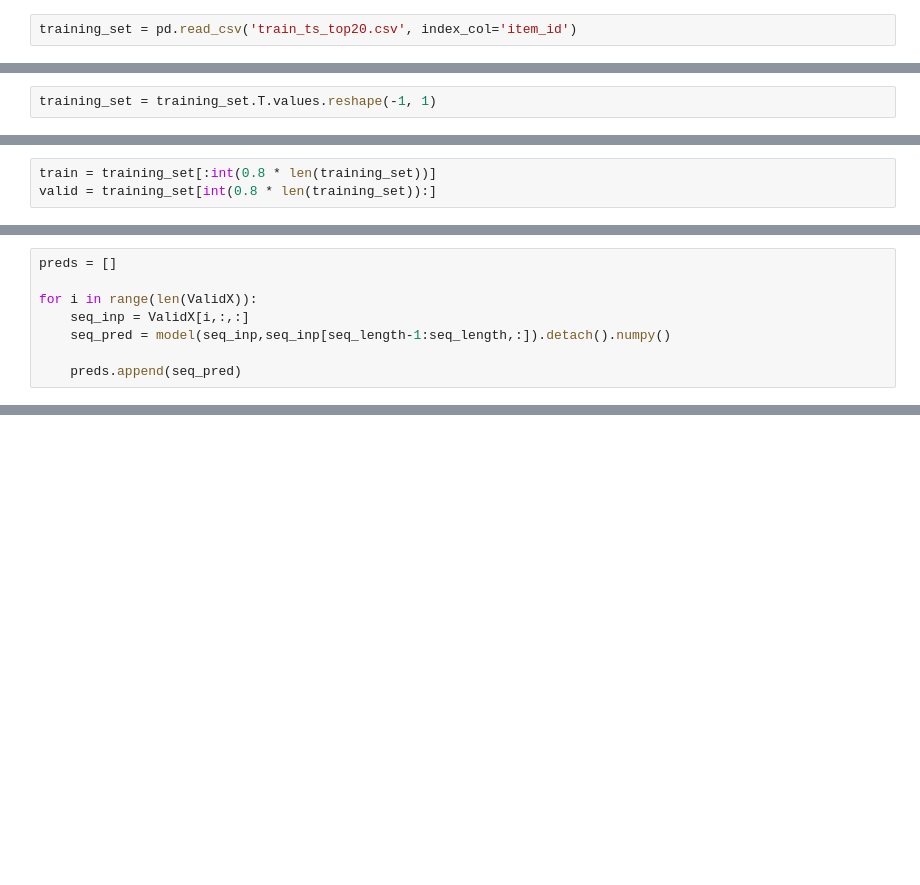
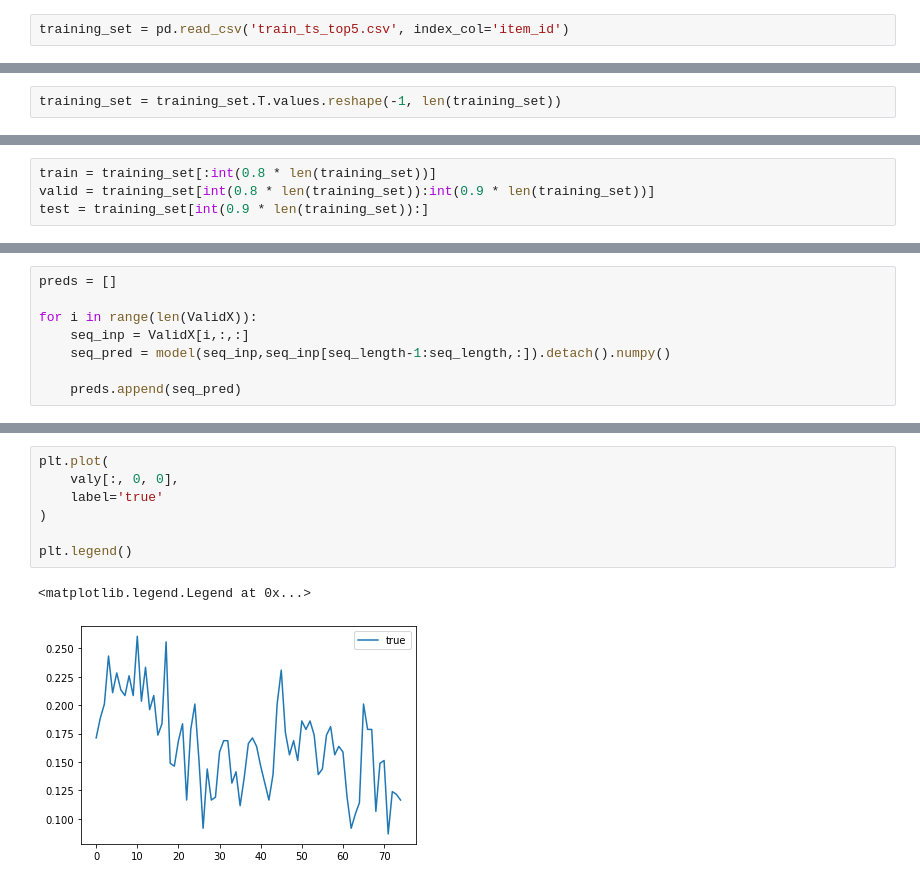
Before and after one commit to Ezmalts/augmentation_timeseries_m5, a Jupyter notebook: Seq2Seq.ipynb, the cells around one changed output, grey strips where cells are left out. Drawn from its saved outputs; the diff is of its cells as text; blank space fills up the shorter version.

```diff
--- a/Seq2Seq.ipynb
+++ b/Seq2Seq.ipynb
@@ -11,2 +16,2 @@ from IPython.display import clear_output
 # %%
-training_set = pd.read_csv('train_ts_top20.csv', index_col='item_id')
+training_set = pd.read_csv('train_ts_top5.csv', index_col='item_id')
@@ -30,5 +39,5 @@ Length: 1941, dtype: int64
 # %%
-training_set = training_set.T.values.reshape(-1, 1)
+training_set = training_set.T.values.reshape(-1, len(training_set))
 # %%
 training_set
 # %% [output]
@@ -42,6 +51,7 @@ array([[23250],
 # %%
 train = training_set[:int(0.8 * len(training_set))]
-valid = training_set[int(0.8 * len(training_set)):]
+valid = training_set[int(0.8 * len(training_set)):int(0.9 * len(training_set))]
+test = training_set[int(0.9 * len(training_set)):]
 # %%
 def sliding_windows(data, seq_length, pred_length):
     x = []
@@ -321,0 +387,10 @@ plt.legend()
+# %%
+plt.plot(
+    valy[:, 0, 0],
+    label='true'
+)
+
+plt.legend()
+# %% [output]
+<matplotlib.legend.Legend at 0x...>
+[figure, added]
```
Also changed, not shown: parts of 22 cells of this notebook, 1 other file.
